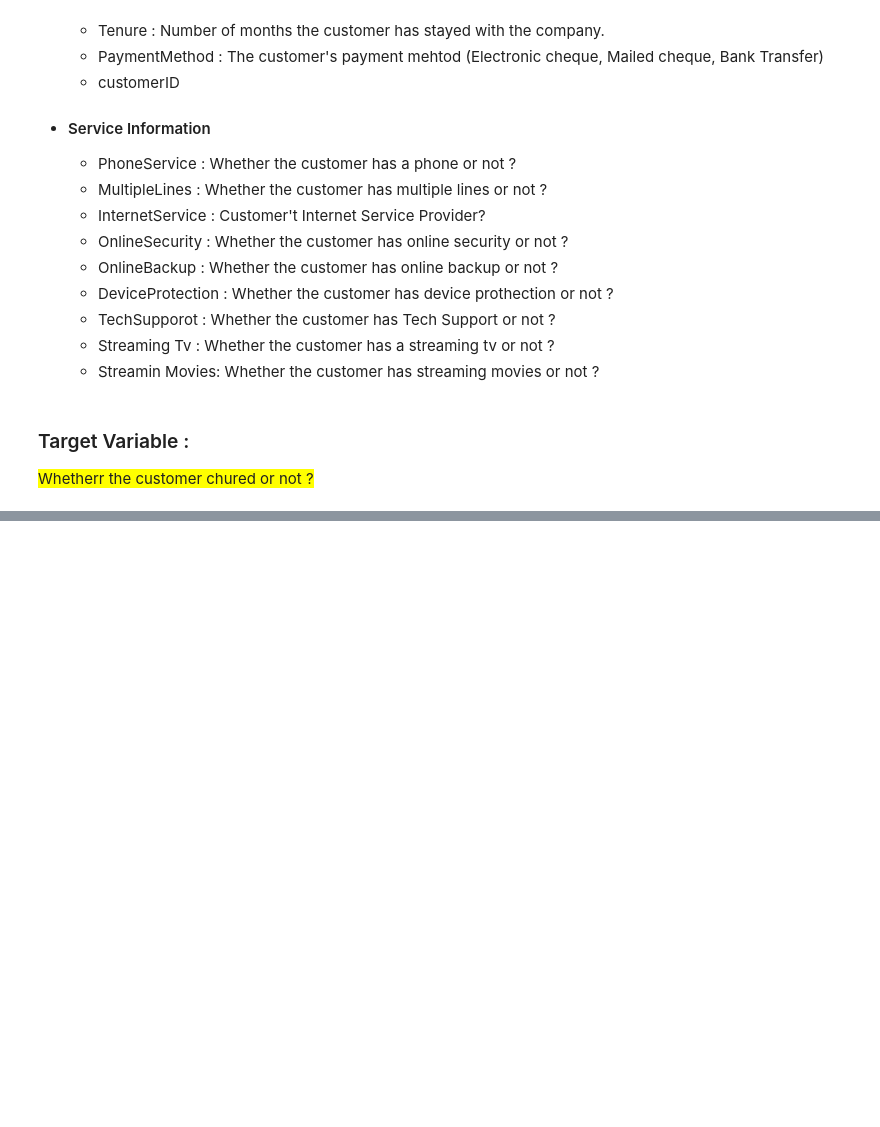
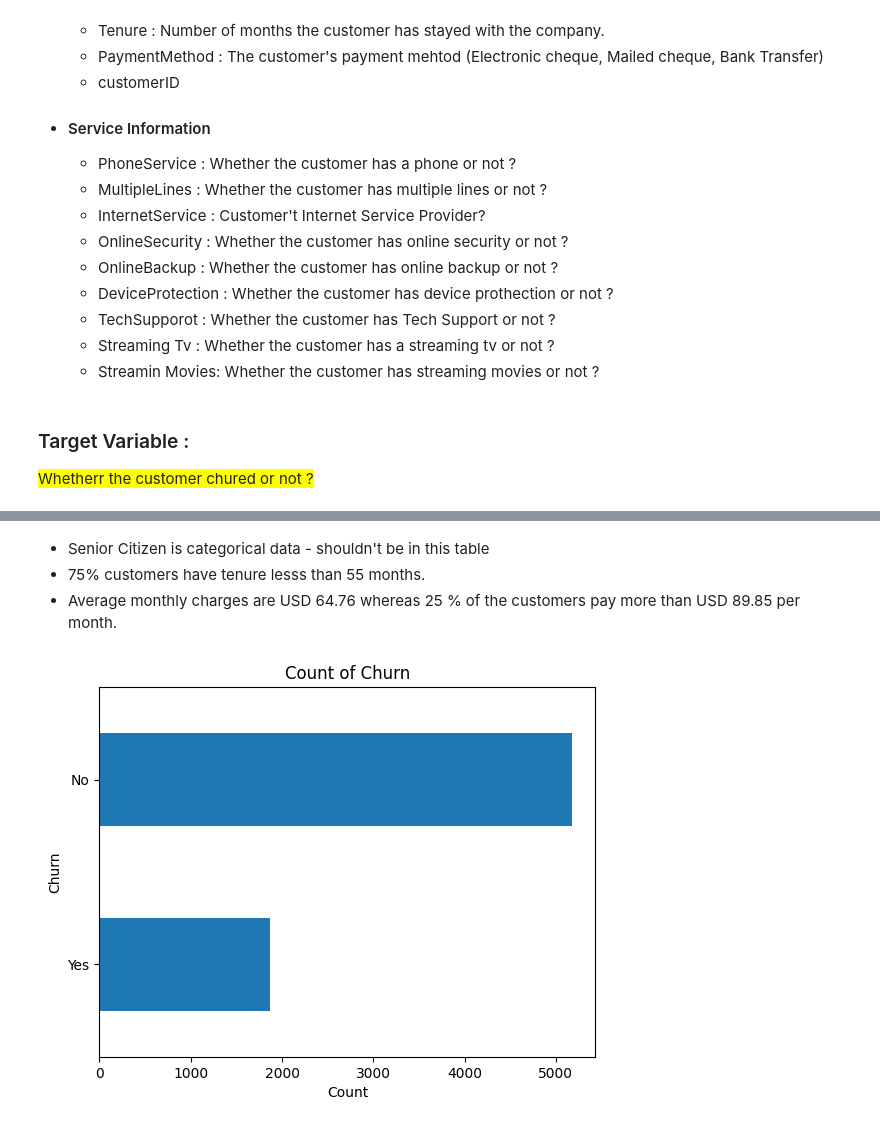
Before and after one commit to corpsedust/NareshIT, a Jupyter notebook: Self-practice/Churn_Project/EDA.ipynb, the cells around one changed output, grey strips where cells are left out. Saved outputs shown, nothing was run; the diff lists cells and outputs as text; code cells hidden in the pictures; blank space fills up the shorter version.

```diff
--- a/Self-practice/Churn_Project/EDA.ipynb
+++ b/Self-practice/Churn_Project/EDA.ipynb
@@ -64,0 +80,3 @@ The data is divided into three parts (with the following features):
+# %%
+df = pd.read_csv("Telco-Customer-Churn.csv")
+df.head()
@@ -64,0 +151,4 @@ The data is divided into three parts (with the following features):
+# %%
+#converting Total charges from string to numeric
+
+df["TotalCharges"] = pd.to_numeric(df["TotalCharges"], errors = "coerce")
@@ -64,0 +166,13 @@ The data is divided into three parts (with the following features):
+# %% [markdown]
+- Senior Citizen is categorical data - shouldn't be in this table
+- 75% customers have tenure lesss than 55 months.
+- Average monthly charges are USD 64.76 whereas 25 % of the customers pay more than USD 89.85 per month.
+# %%
+df["Churn"].value_counts().plot(kind = "barh")
+plt.xlabel("Count")
+plt.ylabel("Churn")
+plt.title("Count of Churn")
+plt.gca().invert_yaxis()
+plt.show()
+# %% [output]
+[figure, added]
```
Also changed, not shown: parts of 16 cells of this notebook.
